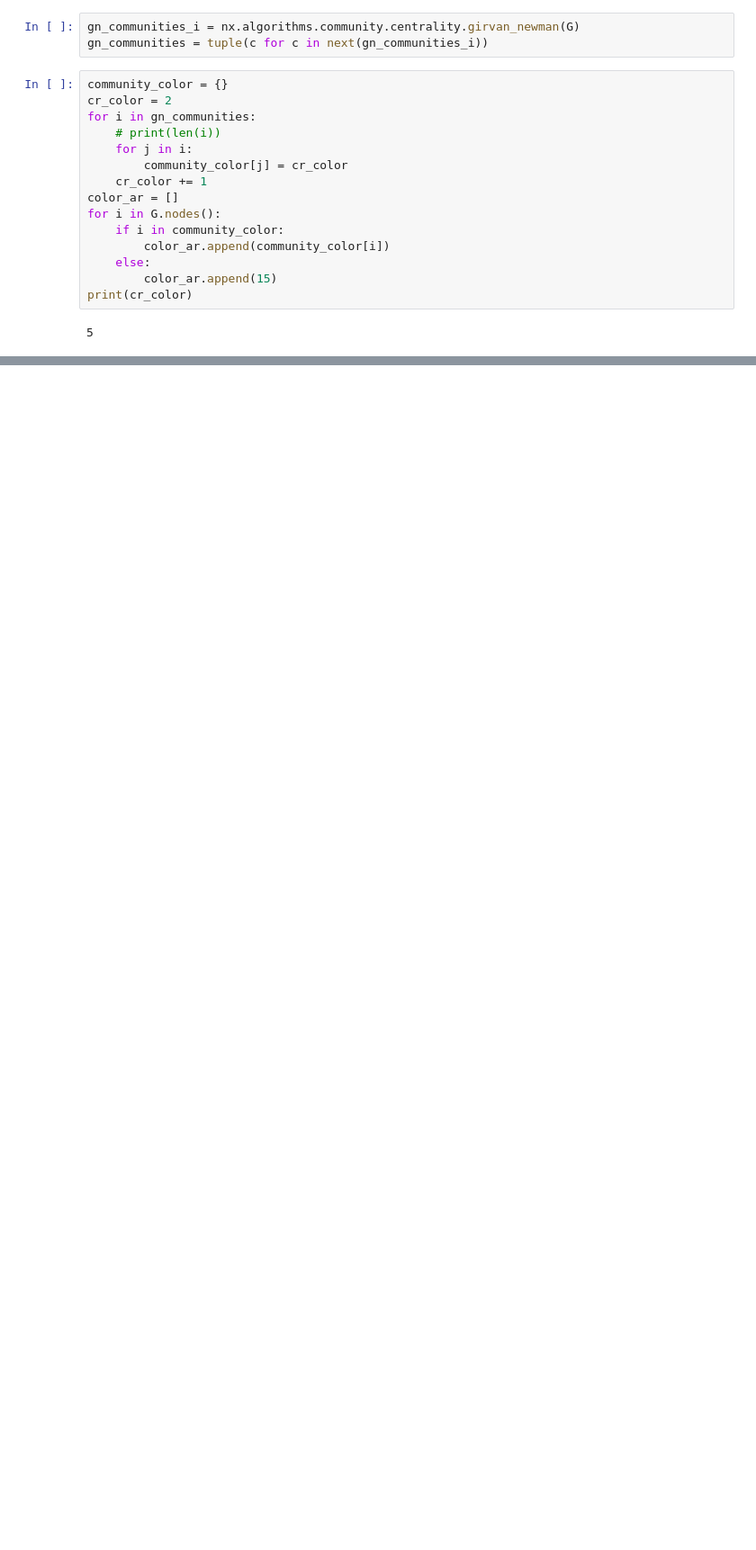
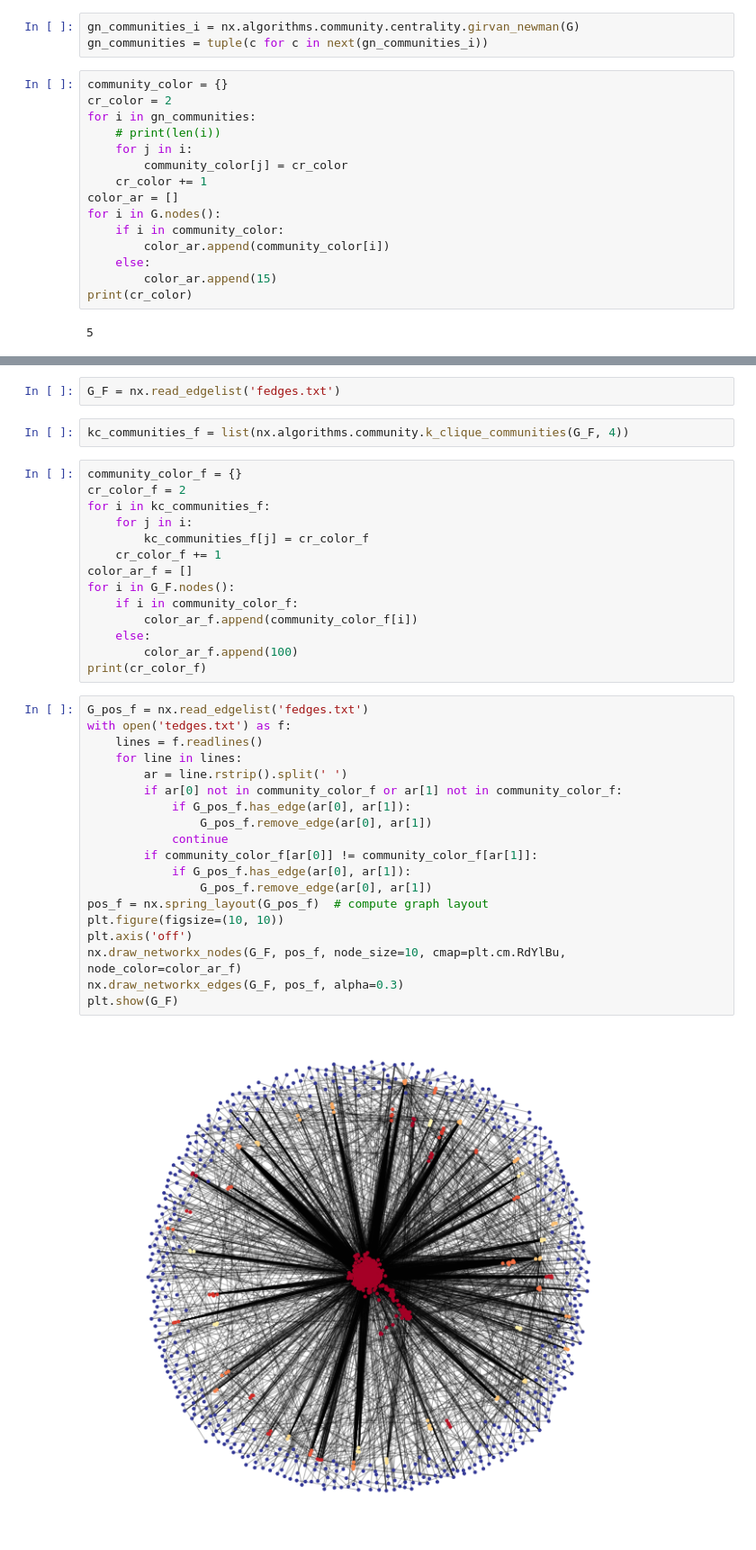
Before and after one commit to nasadigital/MiSnKM-Lab4, a Jupyter notebook: Lab4.ipynb, the cells around one changed output, grey strips where cells are left out. Shown at 90% size. Drawn from its saved outputs; the diff is of its cells as text; blank space fills up the shorter version.

```diff
--- a/Lab4.ipynb
+++ b/Lab4.ipynb
@@ -86,0 +102,39 @@ plt.show(G)
+# %%
+G_F = nx.read_edgelist('fedges.txt')
+# %%
+kc_communities_f = list(nx.algorithms.community.k_clique_communities(G_F, 4))
+# %%
+community_color_f = {}
+cr_color_f = 2
+for i in kc_communities_f:
+    for j in i:
+        kc_communities_f[j] = cr_color_f
+    cr_color_f += 1
+color_ar_f = []
+for i in G_F.nodes():
+    if i in community_color_f:
+        color_ar_f.append(community_color_f[i])
+    else:
+        color_ar_f.append(100)
+print(cr_color_f)
+# %%
+G_pos_f = nx.read_edgelist('fedges.txt')
+with open('tedges.txt') as f:
+    lines = f.readlines()
+    for line in lines:
+        ar = line.rstrip().split(' ')
+        if ar[0] not in community_color_f or ar[1] not in community_color_f:
+            if G_pos_f.has_edge(ar[0], ar[1]):
+                G_pos_f.remove_edge(ar[0], ar[1])
+            continue
+        if community_color_f[ar[0]] != community_color_f[ar[1]]:
+            if G_pos_f.has_edge(ar[0], ar[1]):
+                G_pos_f.remove_edge(ar[0], ar[1])
+pos_f = nx.spring_layout(G_pos_f)  # compute graph layout
+plt.figure(figsize=(10, 10))
+plt.axis('off')
+nx.draw_networkx_nodes(G_F, pos_f, node_size=10, cmap=plt.cm.RdYlBu, node_color=color_ar_f)
+nx.draw_networkx_edges(G_F, pos_f, alpha=0.3)
+plt.show(G_F)
+# %% [output]
+[figure, added]
```
Also changed, not shown: parts of 6 cells of this notebook.
